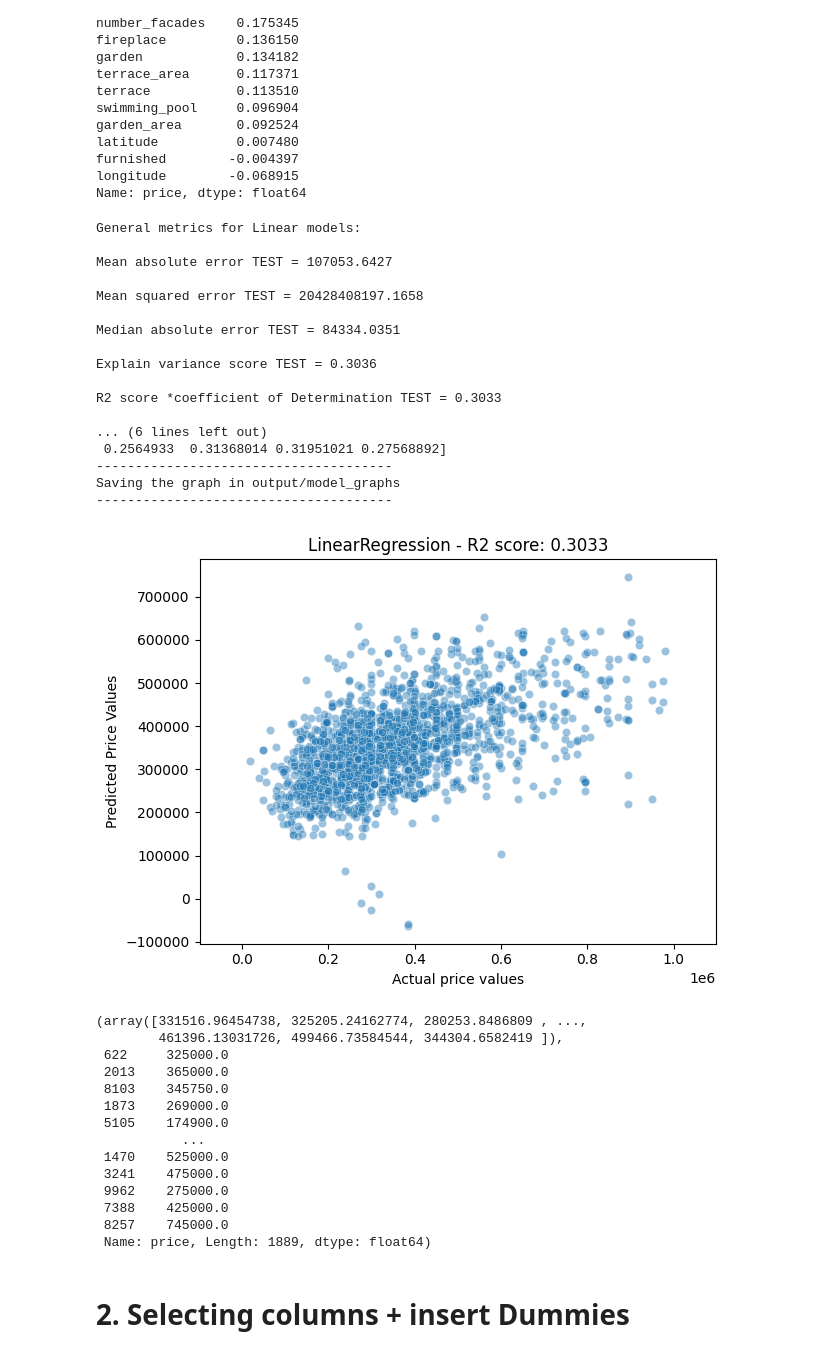
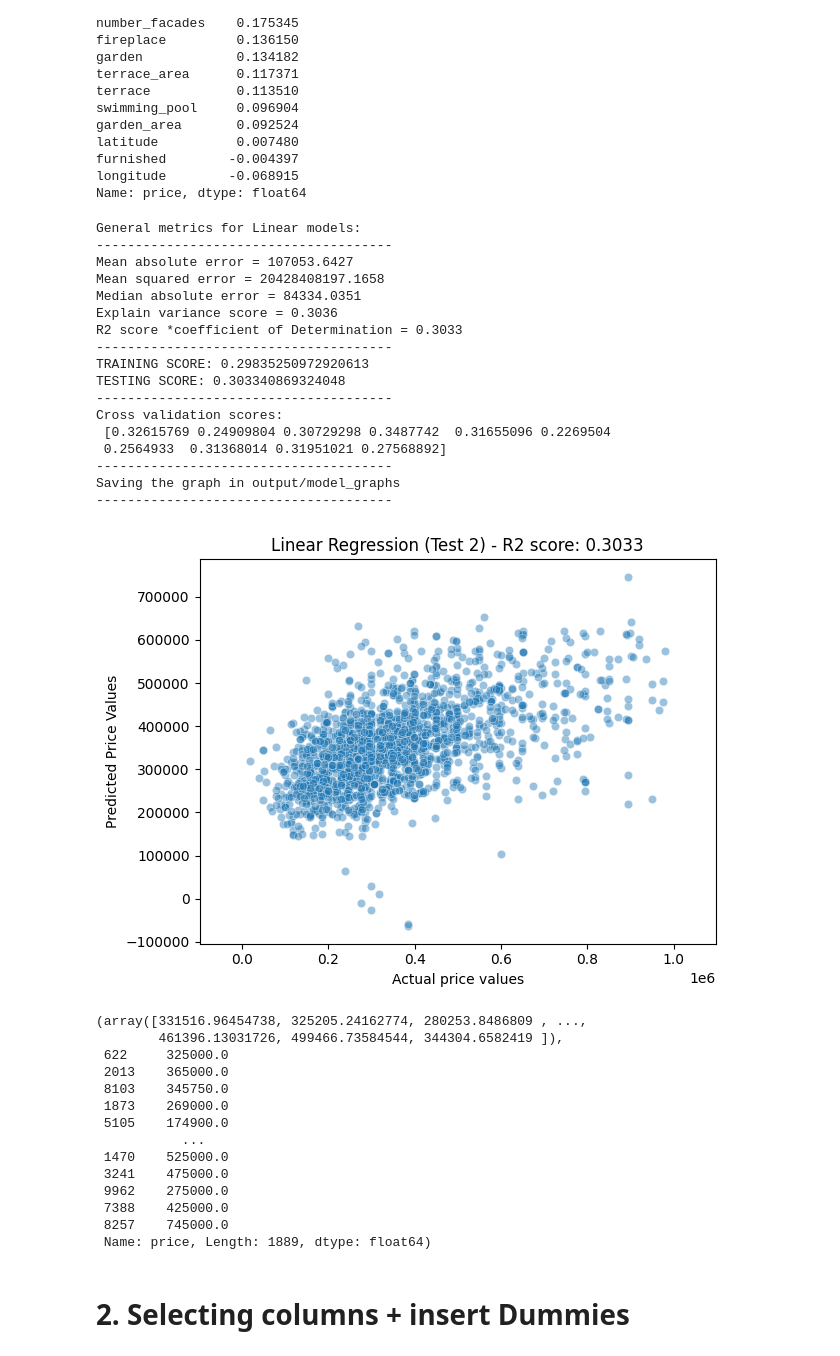
Before and after one commit to nikolaaswillaert/ImmoElizaDataAnalysis, a Jupyter notebook: main.ipynb, the cells around one changed output. Cells and saved outputs as stored; diff of their text form; code cells hidden in the pictures.

```diff
--- a/main.ipynb
+++ b/main.ipynb
@@ -141,26 +141,26 @@ y = df['price']
 # %%
 from src.model_functions import train_linear_regr
 
-train_linear_regr(X, y)
+train_linear_regr(X, y, 'Linear Regression (Test 2)')
 # %% [output]
 General metrics for Linear models:
-
-Mean absolute error TEST = 107053.6427
-
-Mean squared error TEST = 20428408197.1658
-
-Median absolute error TEST = 84334.0351
-
-Explain variance score TEST = 0.3036
-
-R2 score *coefficient of Determination TEST = 0.3033
-
-... (6 lines left out)
+--------------------------------------
+Mean absolute error = 107053.6427
+Mean squared error = 20428408197.1658
+Median absolute error = 84334.0351
+Explain variance score = 0.3036
+R2 score *coefficient of Determination = 0.3033
+--------------------------------------
+TRAINING SCORE: 0.29835250972920613
+TESTING SCORE: 0.303340869324048
+--------------------------------------
+Cross validation scores:
+ [0.32615769 0.24909804 0.30729298 0.3487742  0.31655096 0.2269504
  0.2564933  0.31368014 0.31951021 0.27568892]
 --------------------------------------
 Saving the graph in output/model_graphs
 --------------------------------------
-[figure, old version]
+[figure, new version]
 (array([331516.96454738, 325205.24162774, 280253.8486809 , ...,
         461396.13031726, 499466.73584544, 344304.6582419 ]),
  622     325000.0
```
Also changed, not shown: parts of 12 cells of this notebook, 12 other files.
